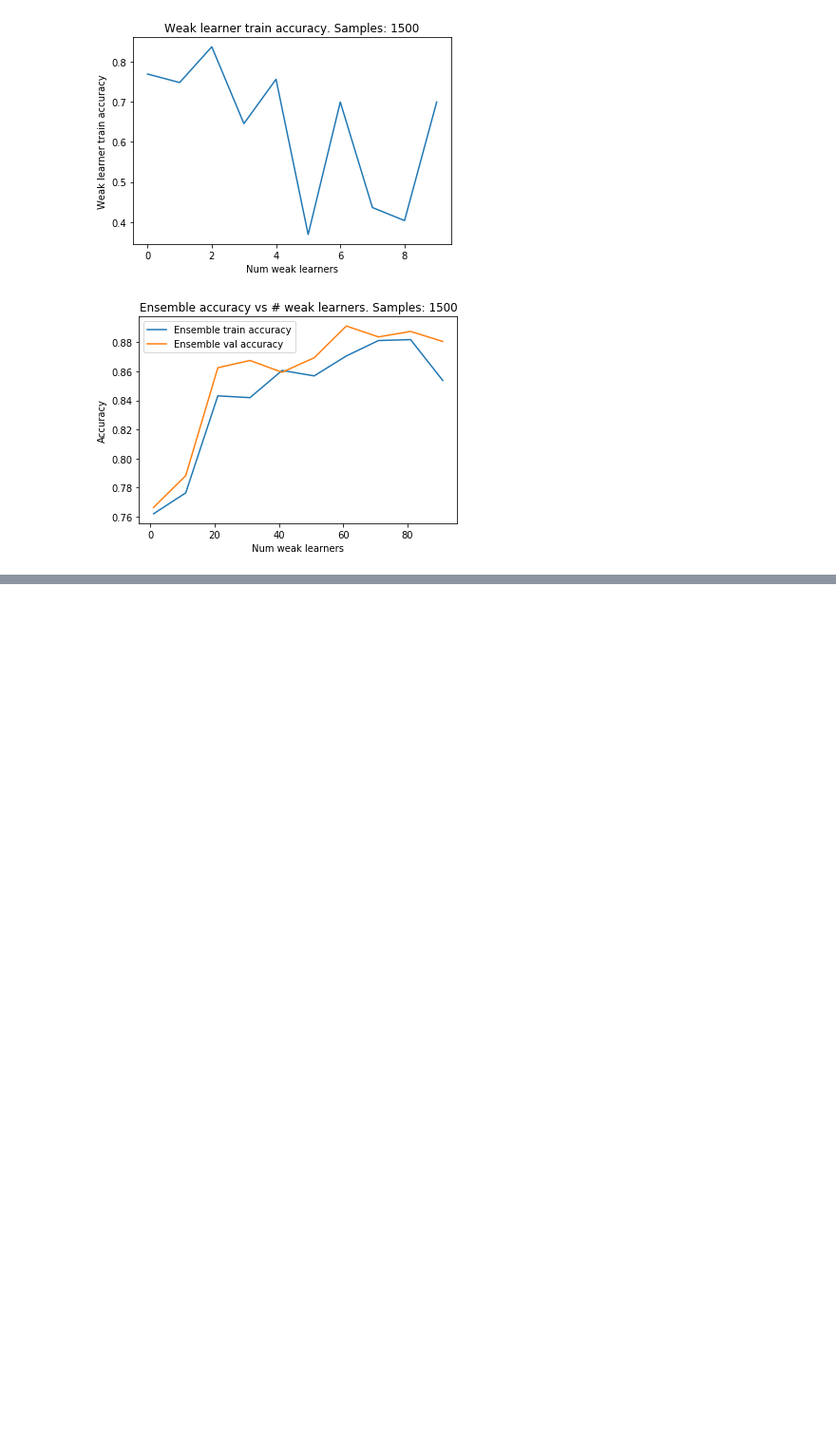
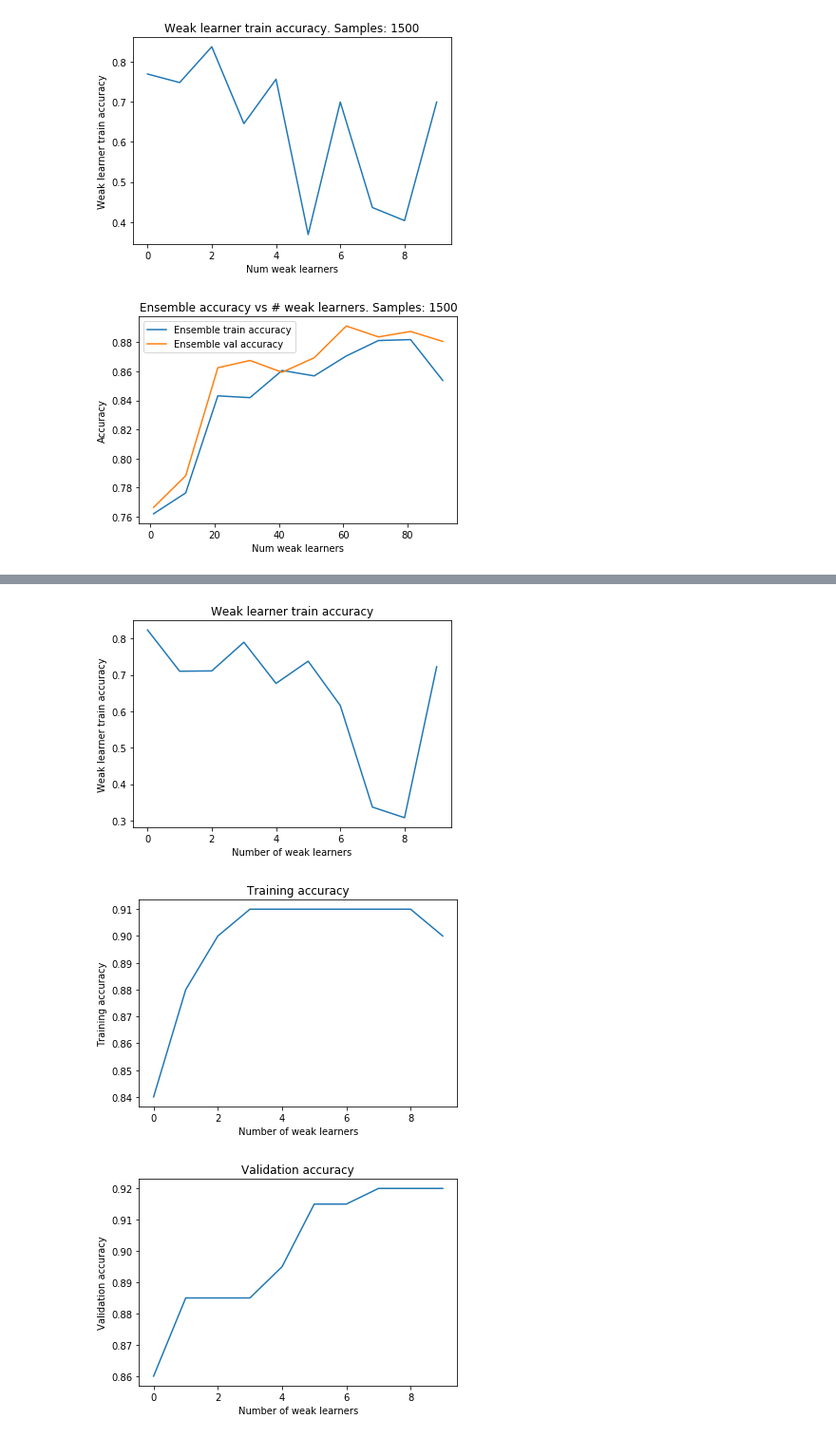
Before and after one commit to MLTheoryGT/AdversarialBoostingNeuralNets, a Jupyter notebook: MNISTExperiments.ipynb, the cells around one changed output, grey strips where cells are left out. Shown at 95% size. Cells and saved outputs as stored; diff of their text form; code cells hidden in the pictures; blank space fills up the shorter version.

```diff
--- a/MNISTExperiments.ipynb
+++ b/MNISTExperiments.ipynb
@@ -128,3 +128,5 @@ generate_plots()
 maxSamples: 1500
 [figure]
 [figure]
+# %%
+a = ensembles[0]
@@ -130,0 +150,8 @@ maxSamples: 1500
+# %%
+a.plot_wl_train_acc()
+a.plot_train_accuracies()
+a.plot_val_accuracies()
+# %% [output]
+[figure, added]
+[figure, added]
+[figure, added]
```
Also changed, not shown: parts of 2 cells of this notebook, 4 other files.
